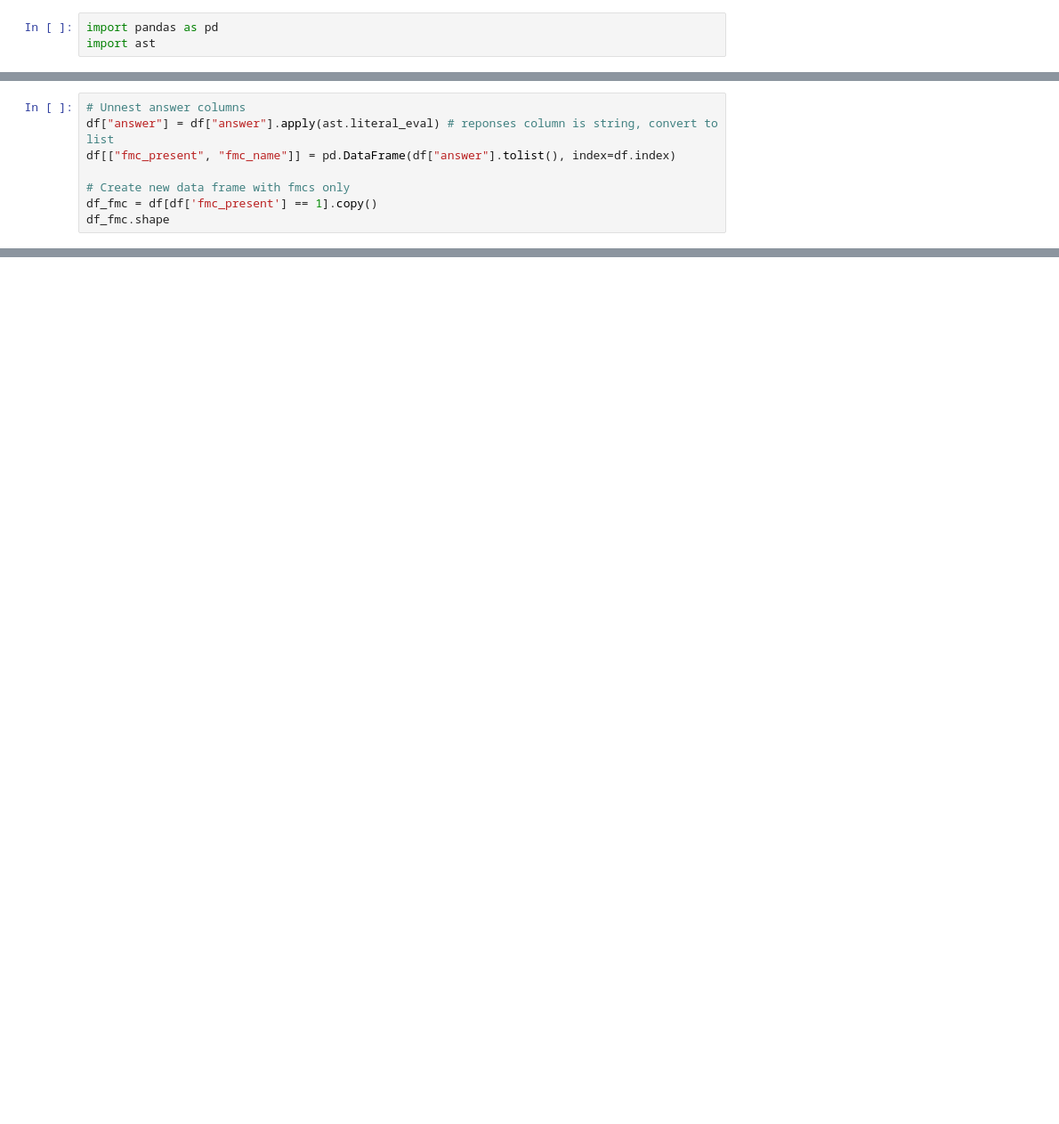
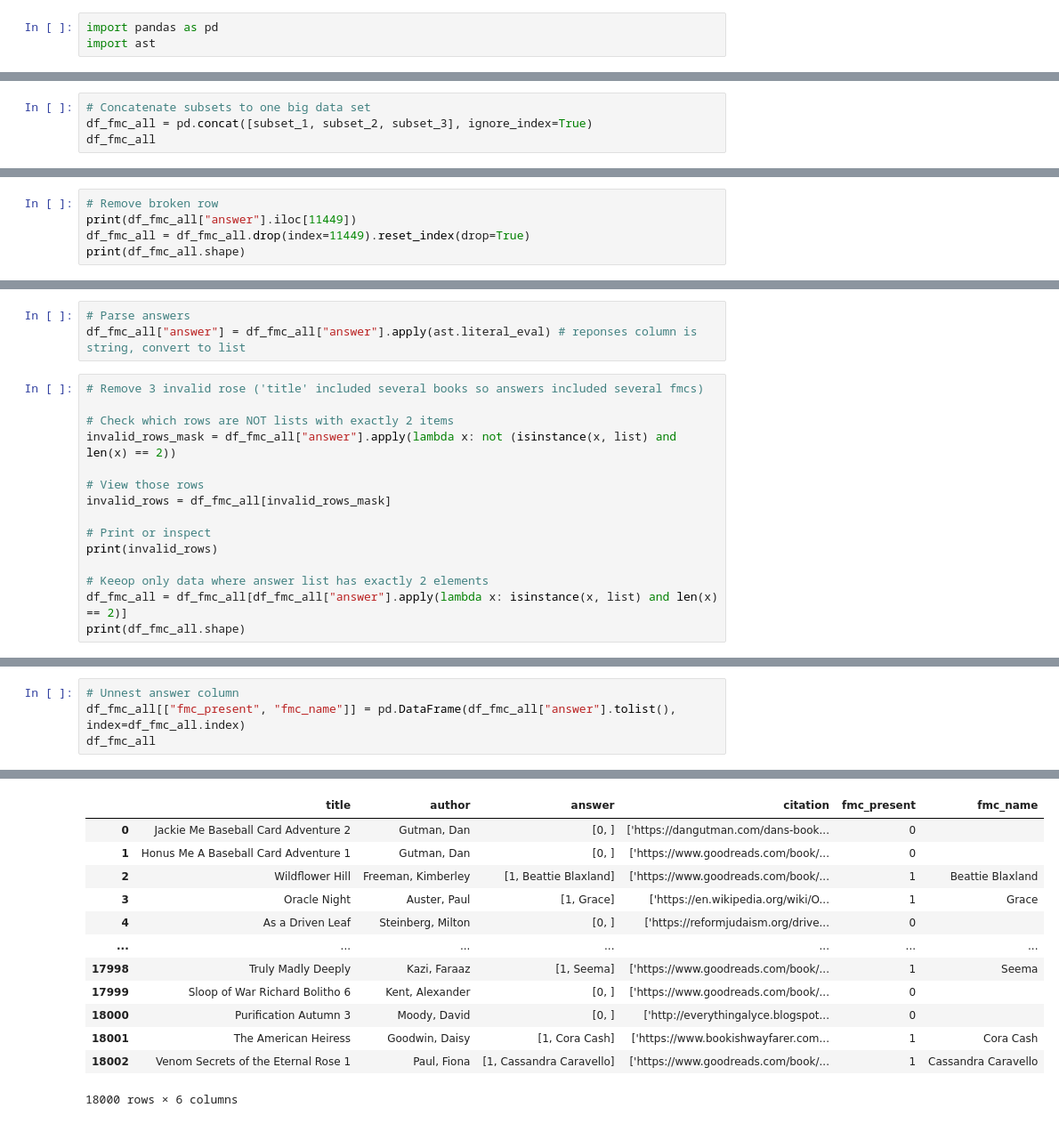
Before and after one commit to skratzke/thesis, a Jupyter notebook: 1.5 preprocessing.ipynb, the cells around one changed output, grey strips where cells are left out. Shown at 89% size. Saved outputs shown, nothing was run; the diff lists cells and outputs as text; blank space fills up the shorter version.

```diff
--- a/1.5 preprocessing.ipynb
+++ b/1.5 preprocessing.ipynb
@@ -20,0 +18,4 @@ df
+# %%
+# Concatenate subsets to one big data set
+df_fmc_all = pd.concat([subset_1, subset_2, subset_3], ignore_index=True)
+df_fmc_all
@@ -20,0 +36,5 @@ df
+# %%
+# Remove broken row
+print(df_fmc_all["answer"].iloc[11449])
+df_fmc_all = df_fmc_all.drop(index=11449).reset_index(drop=True)
+print(df_fmc_all.shape)
@@ -20,0 +43,18 @@ df
+# %%
+# Parse answers
+df_fmc_all["answer"] = df_fmc_all["answer"].apply(ast.literal_eval) # reponses column is string, convert to list
+# %%
+# Remove 3 invalid rose ('title' included several books so answers included several fmcs)
+
+# Check which rows are NOT lists with exactly 2 items
+invalid_rows_mask = df_fmc_all["answer"].apply(lambda x: not (isinstance(x, list) and len(x) == 2))
+
+# View those rows
+invalid_rows = df_fmc_all[invalid_rows_mask]
+
+# Print or inspect
+print(invalid_rows)
+
+# Keeop only data where answer list has exactly 2 elements
+df_fmc_all = df_fmc_all[df_fmc_all["answer"].apply(lambda x: isinstance(x, list) and len(x) == 2)]
+print(df_fmc_all.shape)
@@ -21,9 +77,5 @@ df
 # %%
-# Unnest answer columns
-df["answer"] = df["answer"].apply(ast.literal_eval) # reponses column is string, convert to list
-df[["fmc_present", "fmc_name"]] = pd.DataFrame(df["answer"].tolist(), index=df.index)
-
-# Create new data frame with fmcs only
-df_fmc = df[df['fmc_present'] == 1].copy()
-df_fmc.shape
+# Unnest answer column
+df_fmc_all[["fmc_present", "fmc_name"]] = pd.DataFrame(df_fmc_all["answer"].tolist(), index=df_fmc_all.index)
+df_fmc_all
 # %% [output]
@@ -30,0 +92,13 @@ df_fmc.shape
+|  | title | author | answer | citation | fmc_present | fmc_name |
+| 0 | Jackie Me Baseball Card Adventure 2 | Gutman, Dan | [0, ] | ['https://dangutman.com/dans-book... | 0 |  |
+| 1 | Honus Me A Baseball Card Adventure 1 | Gutman, Dan | [0, ] | ['https://www.goodreads.com/book/... | 0 |  |
+| 2 | Wildflower Hill | Freeman, Kimberley | [1, Beattie Blaxland] | ['https://www.goodreads.com/book/... | 1 | Beattie Blaxland |
+| 3 | Oracle Night | Auster, Paul | [1, Grace] | ['https://en.wikipedia.org/wiki/O... | 1 | Grace |
+| 4 | As a Driven Leaf | Steinberg, Milton | [0, ] | ['https://reformjudaism.org/drive... | 0 |  |
+| ... | ... | ... | ... | ... | ... | ... |
+| 17998 | Truly Madly Deeply | Kazi, Faraaz | [1, Seema] | ['https://www.goodreads.com/book/... | 1 | Seema |
+| 17999 | Sloop of War Richard Bolitho 6 | Kent, Alexander | [0, ] | ['https://www.goodreads.com/book/... | 0 |  |
+| 18000 | Purification Autumn 3 | Moody, David | [0, ] | ['http://everythingalyce.blogspot... | 0 |  |
+| 18001 | The American Heiress | Goodwin, Daisy | [1, Cora Cash] | ['https://www.bookishwayfarer.com... | 1 | Cora Cash |
+| 18002 | Venom Secrets of the Eternal Rose 1 | Paul, Fiona | [1, Cassandra Caravello] | ['https://www.goodreads.com/book/... | 1 | Cassandra Caravello |
+18000 rows × 6 columns
```
Also changed, not shown: parts of 8 cells of this notebook, 1 other file.
